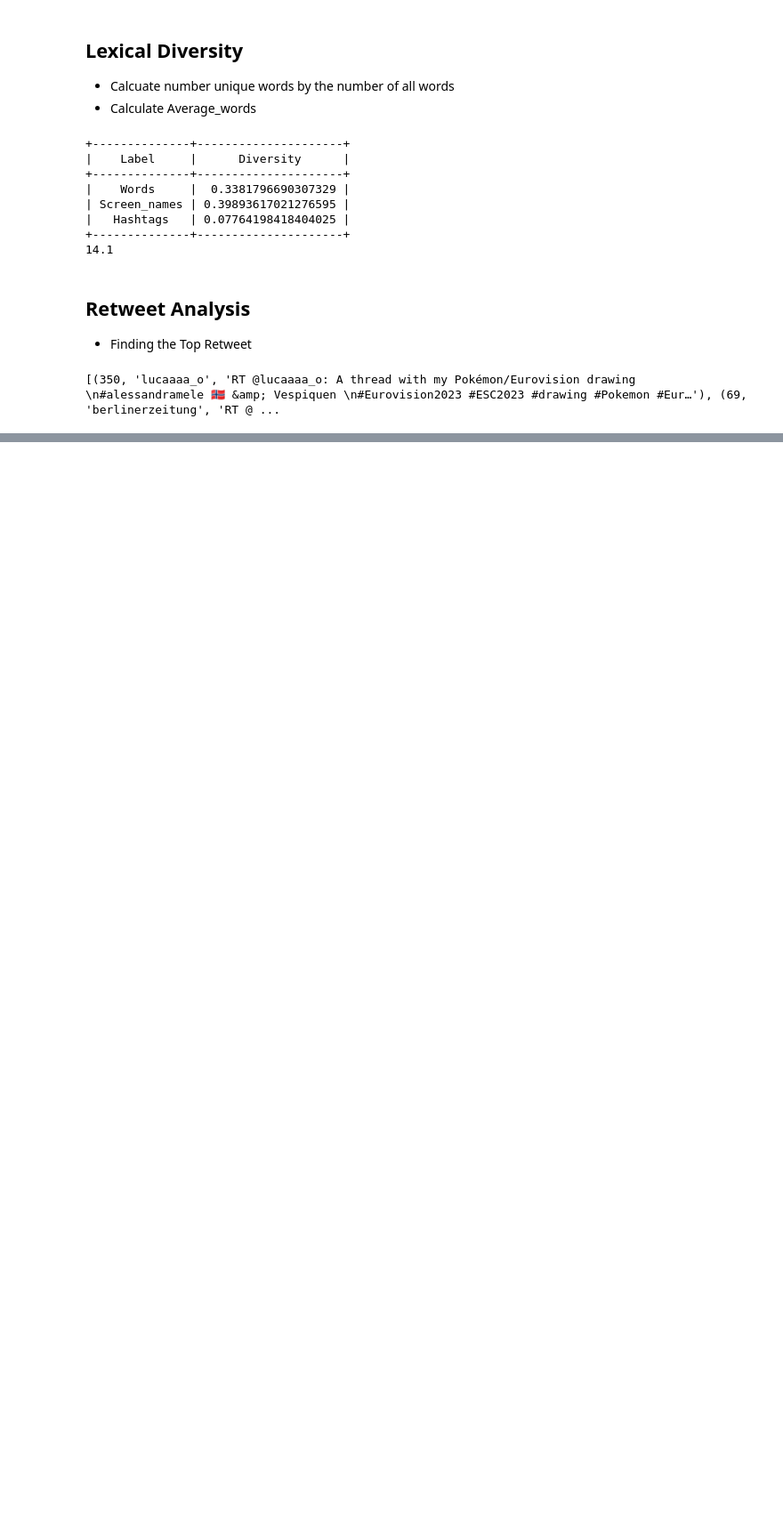
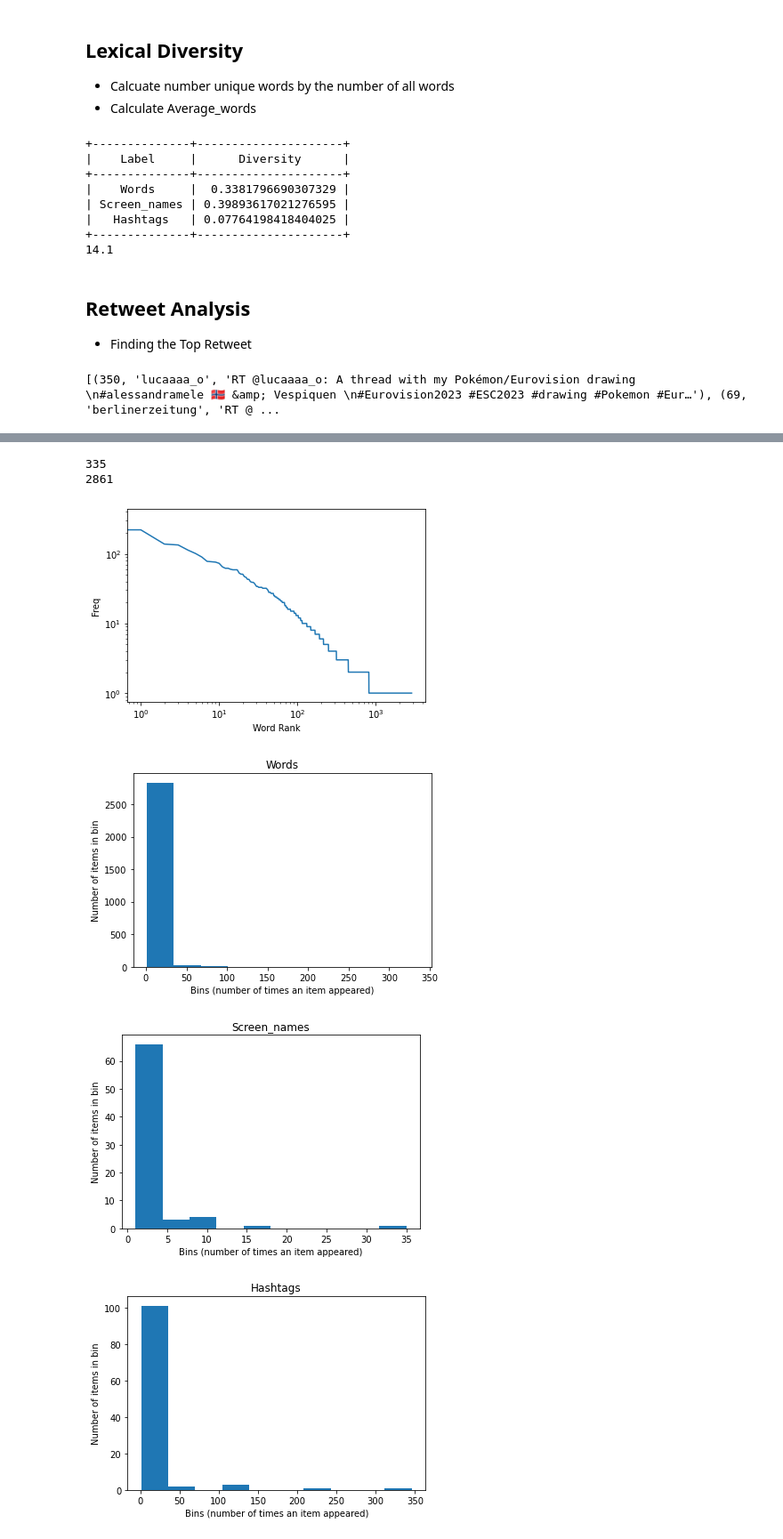
Before and after one commit to CyberKatze/twitter_mining, a Jupyter notebook: main.ipynb, the cells around one changed output, grey strips where cells are left out. Shown at 89% size. Drawn from its saved outputs; the diff is of its cells as text; code cells hidden in the pictures; blank space fills up the shorter version.

Commit message:
✨ Plotting

```diff
--- a/main.ipynb
+++ b/main.ipynb
@@ -102,0 +107,26 @@ print(top_retweets)
+# %%
+import matplotlib.pyplot as plt
+word_counts = sorted(Counter(words).values(), reverse=True)
+print(word_counts[0])
+print(len(word_counts))
+plt.loglog(word_counts)
+plt.ylabel("Freq")
+plt.xlabel("Word Rank")
+plt.figure()
+
+for label, data in (("Words", words), ("Screen_names", screen_names), ("Hashtags",hashtags)):
+    c = Counter(data)
+    plt.hist(c.values())
+
+    plt.title(label)
+    plt.ylabel("Number of items in bin")
+    plt.xlabel("Bins (number of times an item appeared)")
+
+    plt.figure()
+# %% [output]
+335
+2861
+[figure, added]
+[figure, added]
+[figure, added]
+[figure, added]
```
Also changed, not shown: parts of 3 cells of this notebook.
